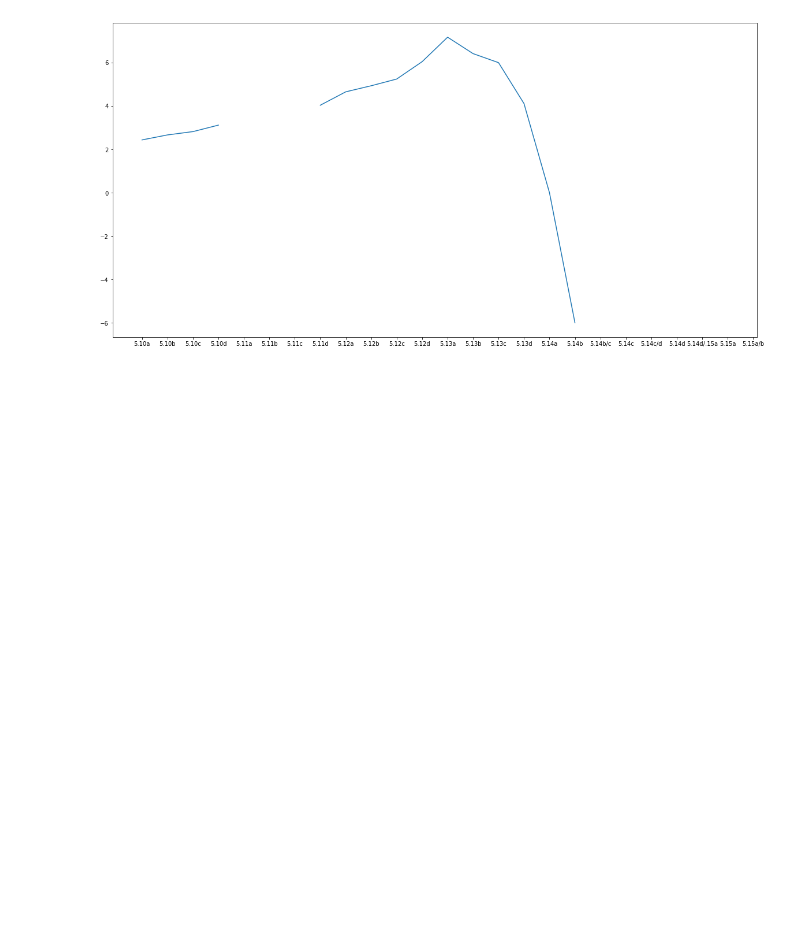
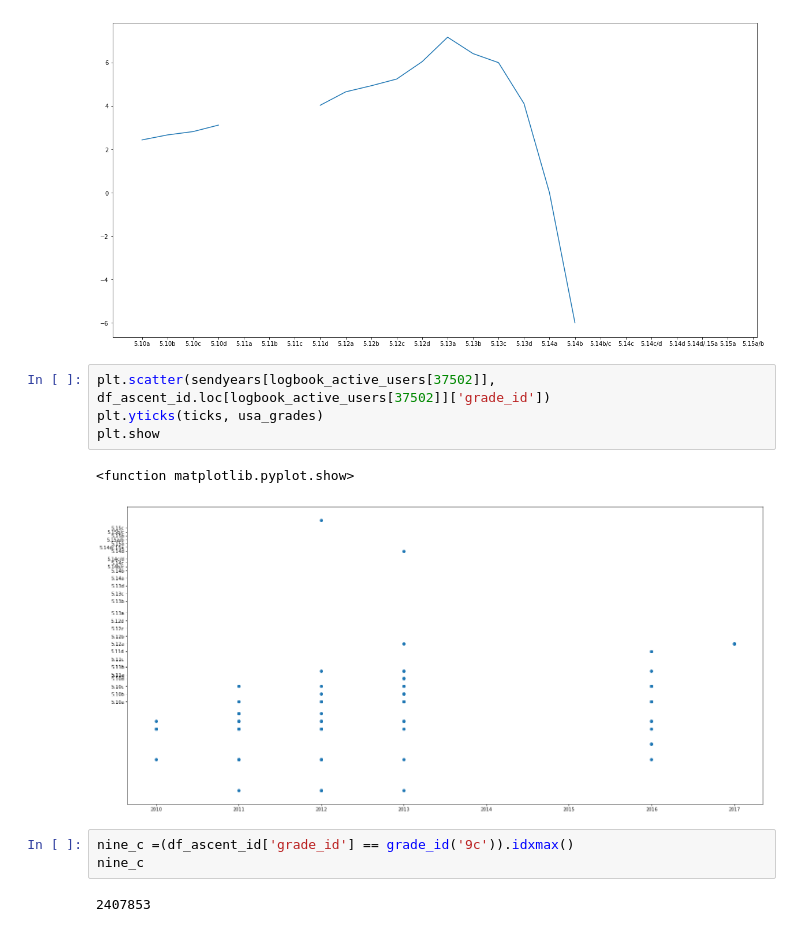
Before and after one commit to victor-mouquin/8a.nu, a Jupyter notebook: 8a.nu_climbing.ipynb, the cells around one changed output. Saved outputs shown, nothing was run; the diff lists cells and outputs as text; blank space fills up the shorter version.

```diff
--- a/8a.nu_climbing.ipynb
+++ b/8a.nu_climbing.ipynb
@@ -463,3 +474,15 @@ plt.plot(usa_grades, average_achieve_grade[:,1])
 # %% [output]
 [<matplotlib.lines.Line2D at 0x...>]
 [figure]
+# %%
+plt.scatter(sendyears[logbook_active_users[37502]], df_ascent_id.loc[logbook_active_users[37502]]['grade_id'])
+plt.yticks(ticks, usa_grades)
+plt.show
+# %% [output]
+<function matplotlib.pyplot.show>
+[figure, added]
+# %%
+nine_c =(df_ascent_id['grade_id'] == grade_id('9c')).idxmax()
+nine_c
+# %% [output]
+2407853
```
Also changed, not shown: parts of 16 cells of this notebook.
